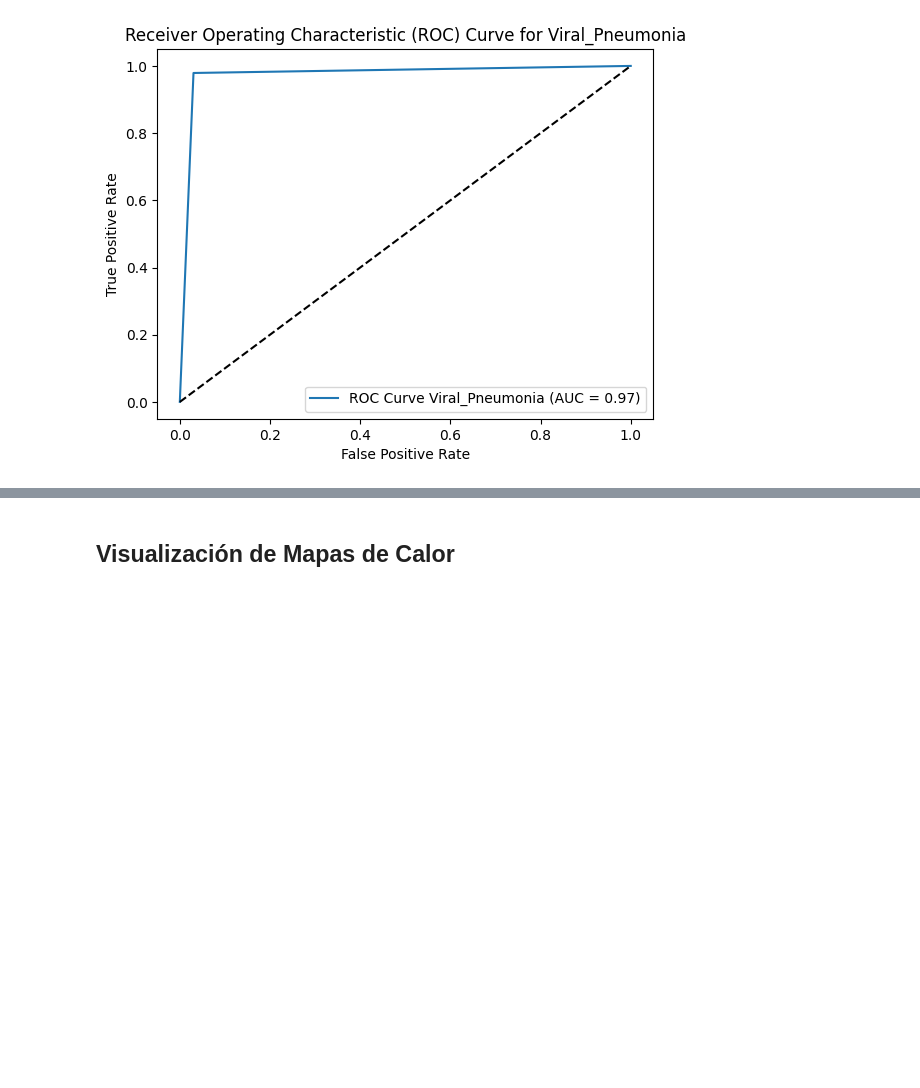
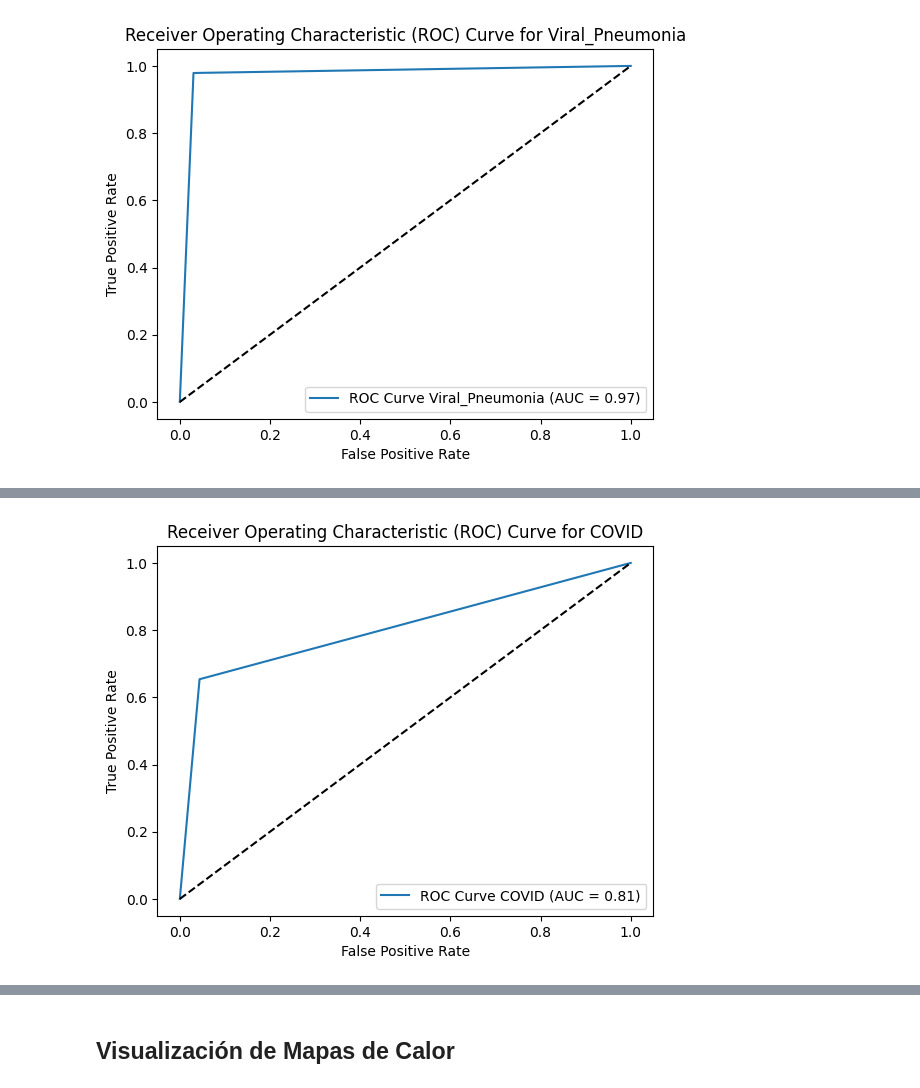
Before and after one commit to juanignava/Patrones.Project2, a Jupyter notebook: neural_networks.ipynb, the cells around one changed output, grey strips where cells are left out. Drawn from its saved outputs; the diff is of its cells as text; code cells hidden in the pictures; blank space fills up the shorter version.

Commit message:
Run cells of CNN with bilateral filtered images dataset - OUTPUTS included

```diff
--- a/neural_networks.ipynb
+++ b/neural_networks.ipynb
@@ -473,0 +594,15 @@ General AUC: 0.8565179352580927
+# %%
+"""
+-- Train the CNN with bilateral filtered images --
+
+This cell uses the bilateraled filtered images to train the CNN
+model. First the best hyperparameters are found using optuna library
+and then the model with the best hyperparameters found is instantiated.
+"""
+
+# compile the model
+optimizer = Adam(learning_rate=best_params['lr'])
+model_cnn.compile(loss='categorical_crossentropy', optimizer=optimizer, metrics=['accuracy'])
+
+# Trian the model
+model_cnn.fit(X_train_bilateral, y_train_bilateral, batch_size=128, epochs=best_params['epochs'], verbose=1)
@@ -473,0 +629,79 @@ General AUC: 0.8565179352580927
+# %%
+"""
+-- Test the CNN model with bilateral filtered images --
+
+This cell traing the model previously trained with the test dataset.
+It gets the predictiosn and then compares the results using metrics
+like accuracy, precission, recall, f1 and roc/auc.
+"""
+
+predictions = model_cnn.predict(X_test_bilateral)
+predictions = np.argmax(predictions, axis=1)
+real_values = np.argmax(y_test_bilateral, axis=1)
+
+# get the metrics
+print(confusion_matrix(real_values, predictions))
+print("Accuracy: ", accuracy_score(real_values, predictions))
+print("Precision: ", precision_score(real_values, predictions, average=None))
+print("Recall: ", recall_score(real_values, predictions, average=None))
+print("F1 score: ", f1_score(real_values, predictions, average=None))
+
+# for auc and roc there is an analysis for each category
+# get the accurate predictions matrix
+test_label_mat = []
+predictions_mat = []
+
+covid_true = []
+lung_op_true = []
+normal_true = []
+viral_pneu_true = []
+
+covid_pred = []
+lung_op_pred = []
+normal_pred = []
+viral_pneu_pred = []
+
+for i in range(len(real_values)):
+
+    # y_test
+    covid_true.append(real_values[i] == 0)
+    lung_op_true.append(real_values[i] == 1)
+    normal_true.append(real_values[i] == 2)
+    viral_pneu_true.append(real_values[i] == 3)
+
+    # predictions
+    covid_pred.append(predictions[i] == 0)
+    lung_op_pred.append(predictions[i] == 1)
+    normal_pred.append(predictions[i] == 2)
+    viral_pneu_pred.append(predictions[i] == 3)
+
+test_label_mat.append(covid_true)
+test_label_mat.append(lung_op_true)
+test_label_mat.append(normal_true)
+test_label_mat.append(viral_pneu_true)
+
+predictions_mat.append(covid_pred)
+predictions_mat.append(lung_op_pred)
+predictions_mat.append(normal_pred)
+predictions_mat.append(viral_pneu_pred)
+
+# print the results and make the needed graphics
+auc = roc_auc_score(test_label_mat, predictions_mat, multi_class='ovo')
+print("General AUC:", auc)
+
+categories = {'COVID': 0, 'Lung_Opacity': 1, 'Normal': 2, 'Viral_Pneumonia': 3}
+
+for category, value in categories.items():
+
+    fpr, tpr, thresholds = roc_curve(test_label_mat[value], predictions_mat[value])
+
+    auc = roc_auc_score(test_label_mat[value], predictions_mat[value])
+
+    plt.plot(fpr, tpr, label=f'ROC Curve {category} (AUC = %0.2f)' % auc)
+    plt.plot([0, 1], [0, 1], 'k--')  # Diagonal line representing the random classifier
+    plt.xlabel('False Positive Rate')
+    plt.ylabel('True Positive Rate')
+    plt.title(f'Receiver Operating Characteristic (ROC) Curve for {category}')
+    plt.legend(loc='lower right')
+    plt.show()
+# %% [output]
@@ -473,0 +718 @@ General AUC: 0.8565179352580927
+[figure, added]
```
Also changed, not shown: parts of 7 cells of this notebook.
